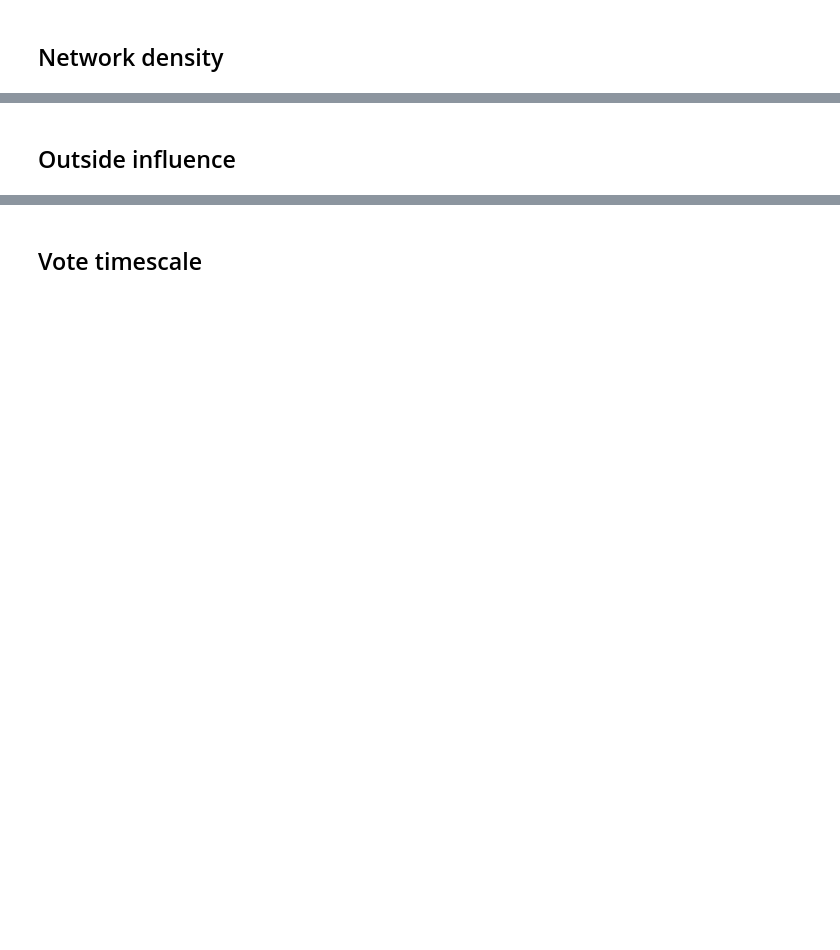
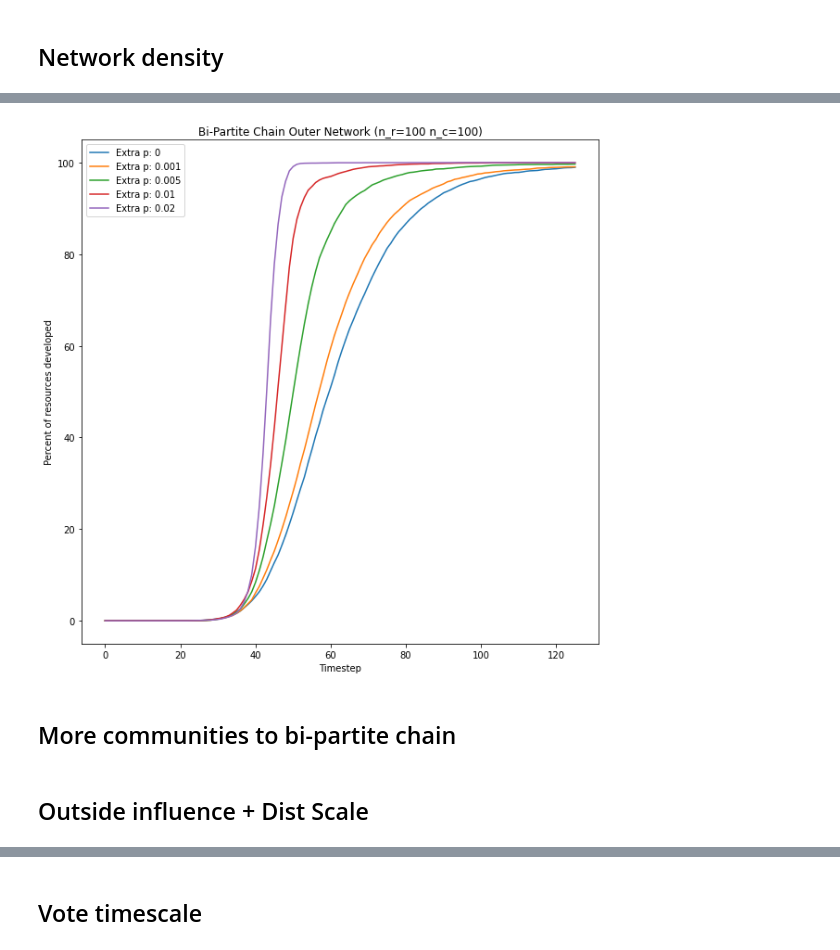
Before and after one commit to sahahn/mocs_final_project, a Jupyter notebook: Run Simulations.ipynb, the cells around one changed output, grey strips where cells are left out. Drawn from its saved outputs; the diff is of its cells as text; code cells hidden in the pictures; blank space fills up the shorter version.

```diff
--- a/Run Simulations.ipynb
+++ b/Run Simulations.ipynb
@@ -55,17 +61,21 @@ plt.show()
 # %%
 args = get_base_chain_args()
 plt.figure(figsize=(10, 10))
 
-for p in [0, .05, .1, .5]:
+for p in [0, .001, .005, .01, .02]:
     args["outer_G_args"]['p_extra'] = p
-    resources = sim_repeated(args, num_timesteps=100)
+    resources = sim_repeated(args, num_timesteps=125)
 
     label = 'Extra p: ' + str(p)
     plt.plot(resources, label=label)
 
 plt.ylabel('Percent of resources developed')
 plt.xlabel('Timestep')
 plt.legend()
 plt.title(get_title(args))
-plt.savefig('Figures/chain_extra_density.png')
+plt.savefig('Figures/chain_extra_density.png', dpi=300)
 plt.show()
+# %% [output]
+[figure, added]
+# %% [markdown]
+## More communities to bi-partite chain
@@ -72,3 +99,3 @@ plt.show()
 # %% [markdown]
-## Outside influence
+## Outside influence + Dist Scale
 # %%
```
Also changed, not shown: parts of 14 cells of this notebook, 1 other file.
